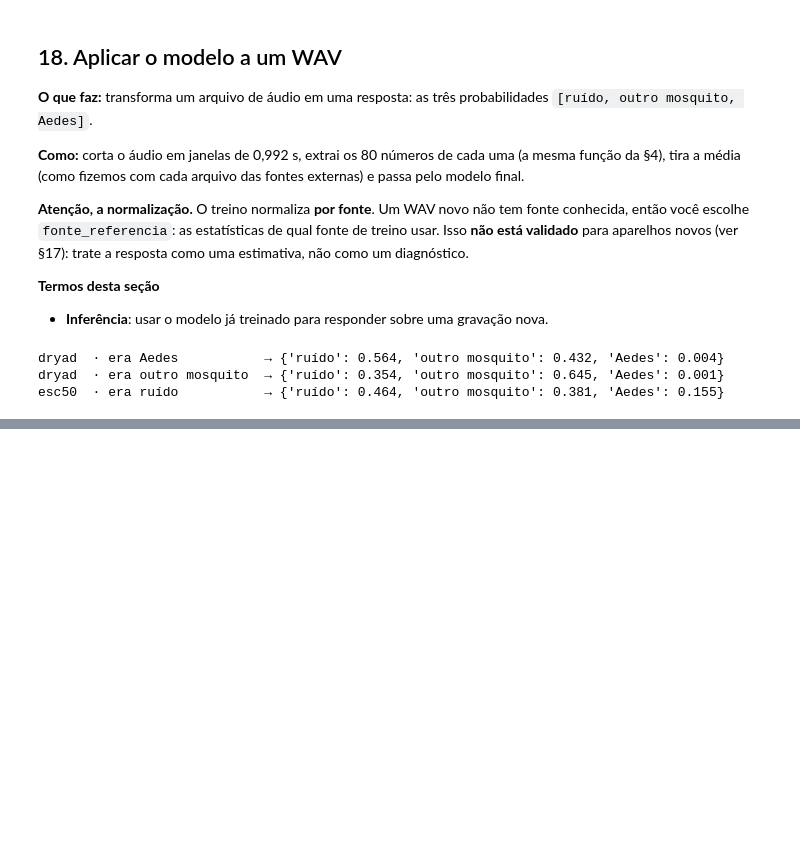
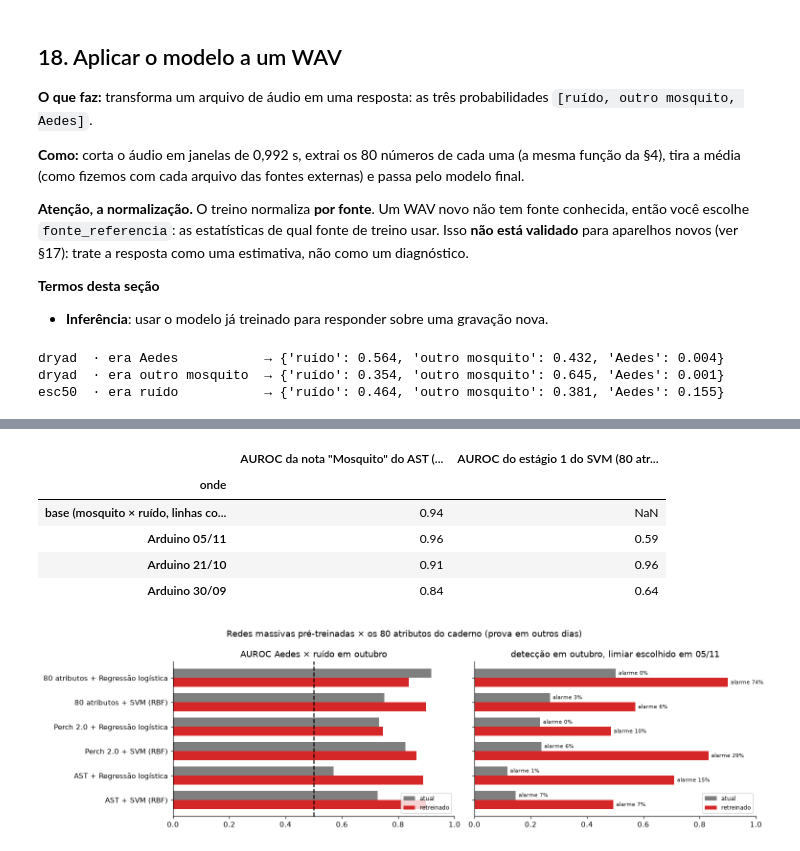
Before and after one commit to Lciarallo/mosquito-wingbeat, a Jupyter notebook: notebooks/detector_ternario_treinamento_teste_aplicacao.ipynb, the cells around one changed output, grey strips where cells are left out. Saved outputs shown, nothing was run; the diff lists cells and outputs as text; code cells hidden in the pictures; blank space fills up the shorter version.

```diff
--- a/notebooks/detector_ternario_treinamento_teste_aplicacao.ipynb
+++ b/notebooks/detector_ternario_treinamento_teste_aplicacao.ipynb
@@ -2154,0 +2362,32 @@ display(tab_esq[['auroc', 'precisao', 'deteccao', 'outros_alarme', 'ruido_alarme
+# %%
+# a nota "Mosquito" do AST, sem treino nenhum: separa mosquito de ruído?
+blocos_mq = {'base (mosquito × ruído, linhas com áudio)': (NOTA_MOSQ[idx_enc], y[idx_enc] > 0),
+             'Arduino 05/11': (NOTA_MOSQ[IA], YA == 2), 'Arduino 21/10': (NOTA_MOSQ[IT][SES == '21/10'], YT[SES == '21/10'] == 2),
+             'Arduino 30/09': (NOTA_MOSQ[IT][SES == '30/09'], YT[SES == '30/09'] == 2)}
+ref_svm = {'Arduino 05/11': np.array(notas_ard['svm'][0]), 'Arduino 21/10': np.array(res_tr['svm']['atual (sem Arduino)'][0])[SES == '21/10'],
+           'Arduino 30/09': np.array(res_tr['svm']['atual (sem Arduino)'][0])[SES == '30/09']}
+linhas = []
+for nome_, (nota, alvo) in blocos_mq.items():
+    linhas.append({'onde': nome_, 'AUROC da nota "Mosquito" do AST (sem treino)': roc_auc_score(alvo, nota),
+                   'AUROC do estágio 1 do SVM (80 atributos)': roc_auc_score(alvo, ref_svm[nome_]) if nome_ in ref_svm else np.nan})
+display(pd.DataFrame(linhas).set_index('onde').round(2))
+
+fig, ax = plt.subplots(1, 2, figsize=(14, 4))
+pos = np.arange(len(tab_ma)); larg = .38
+for j, (rot, cor) in enumerate([('out atual', 'tab:gray'), ('out retreinado', 'tab:red')]):
+    ax[0].barh(pos + (j - .5) * larg, tab_ma[f'{rot} AUROC'], larg, color=cor, label=rot.replace('out ', ''))
+    ax[1].barh(pos + (j - .5) * larg, tab_ma[f'{rot} detecção (limiar)'], larg, color=cor, label=rot.replace('out ', ''))
+    for k, v in enumerate(tab_ma[f'{rot} ruído→alarme']):
+        ax[1].text(tab_ma[f'{rot} detecção (limiar)'].iloc[k] + .01, pos[k] + (j - .5) * larg, f'alarme {v:.0%}', va='center', fontsize=7)
+for a, t in zip(ax, ['AUROC Aedes × ruído em outubro', 'detecção em outubro, limiar escolhido em 05/11']):
+    a.set_yticks(pos, tab_ma.index); a.invert_yaxis(); a.set_xlim(0, 1); a.set_title(t); a.legend(fontsize=8, loc='lower right')
+ax[0].axvline(.5, color='k', ls='--'); ax[1].set_yticks(pos, [''] * len(pos))
+plt.suptitle('Redes massivas pré-treinadas × os 80 atributos do caderno (prova em outros dias)'); plt.tight_layout(); plt.show()
+# %% [output]
+|  | AUROC da nota "Mosquito" do AST (... | AUROC do estágio 1 do SVM (80 atr... |
+| onde |  |  |
+| base (mosquito × ruído, linhas co... | 0.94 | NaN |
+| Arduino 05/11 | 0.96 | 0.59 |
+| Arduino 21/10 | 0.91 | 0.96 |
+| Arduino 30/09 | 0.84 | 0.64 |
+[figure, added]
```
Also changed, not shown: parts of 66 cells of this notebook, 2 other files.
